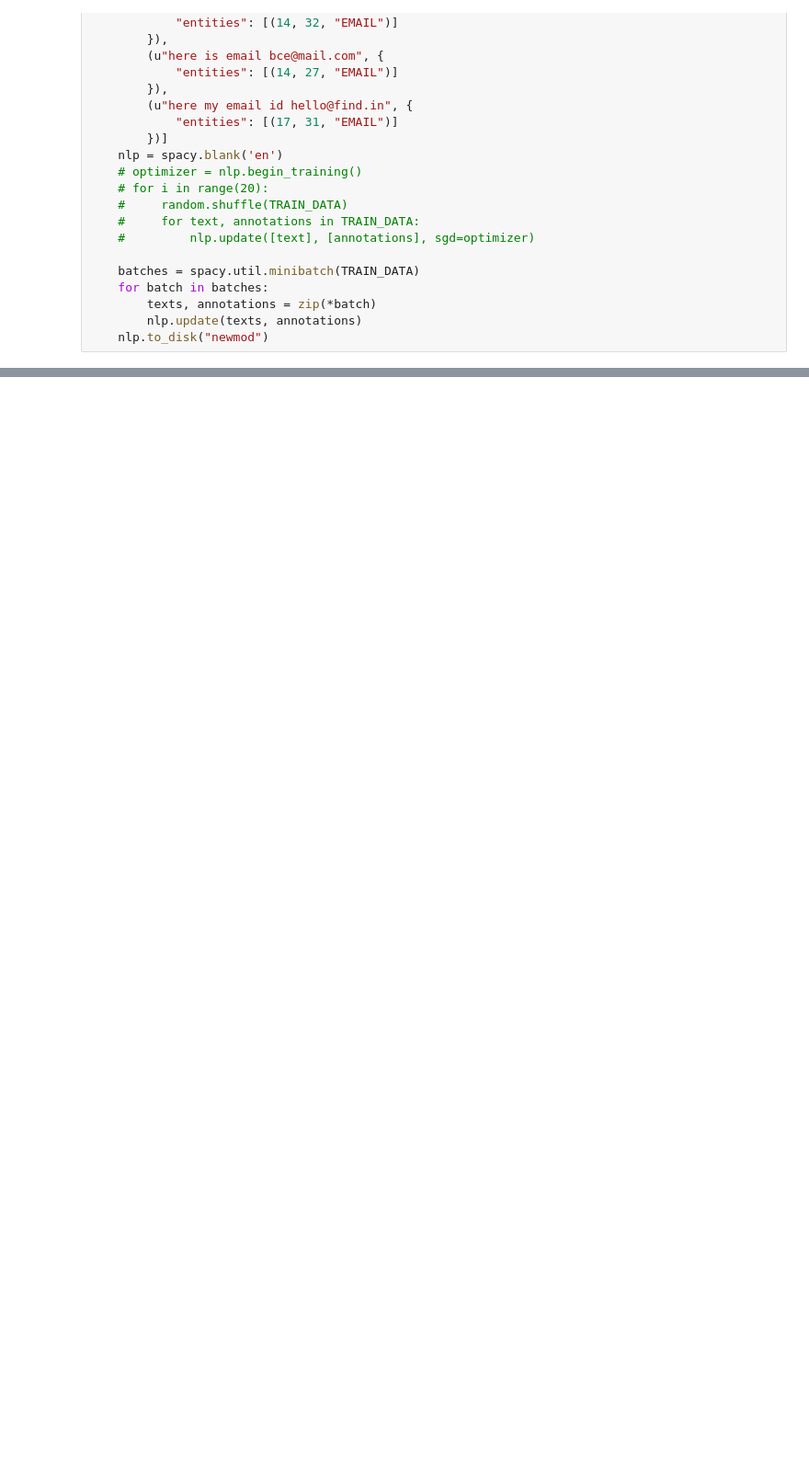
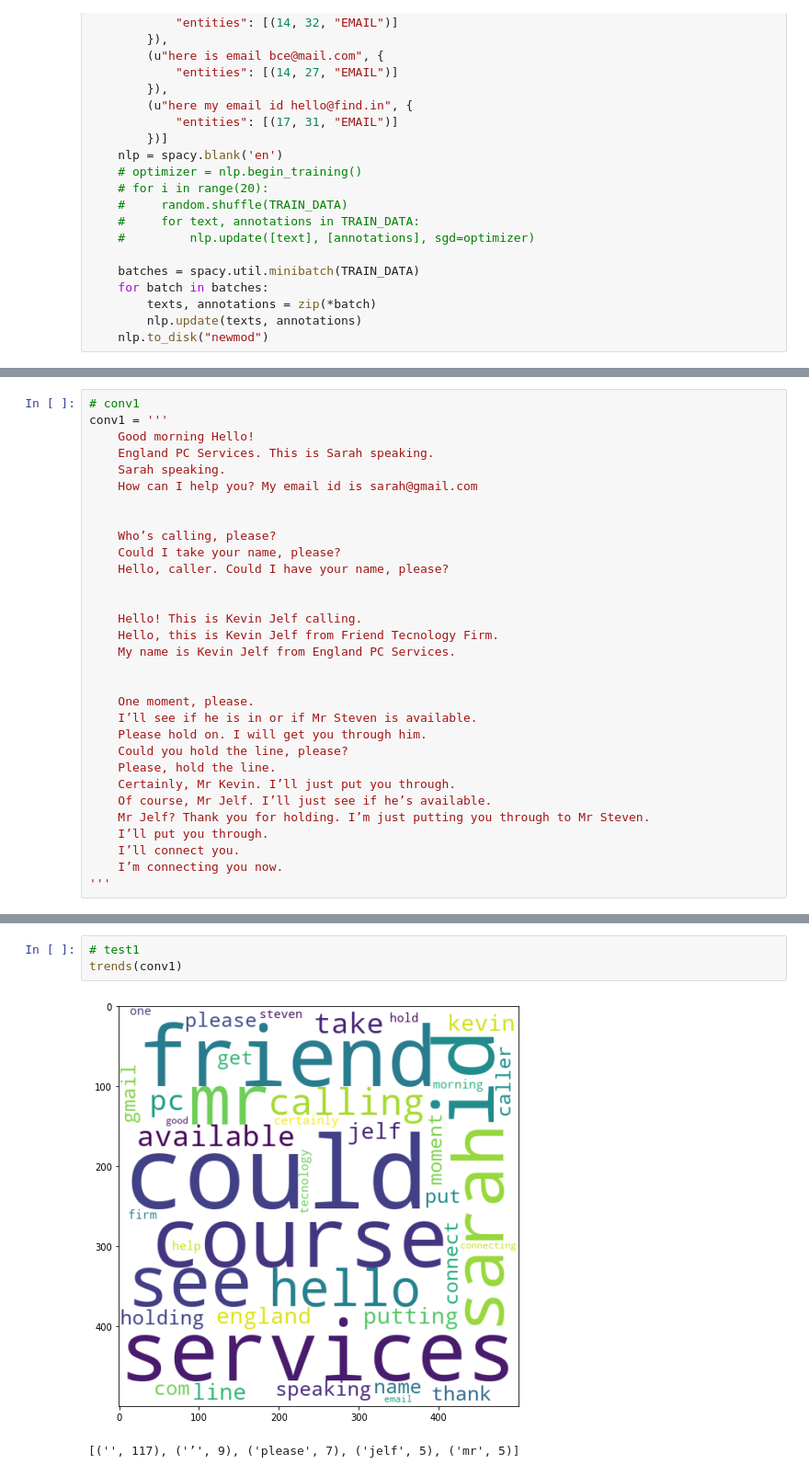
Before and after one commit to fun-personal-projects/AICP, a Jupyter notebook: abstraSumm.ipynb, the cells around one changed output, grey strips where cells are left out. Shown at 92% size. Saved outputs shown, nothing was run; the diff lists cells and outputs as text; blank space fills up the shorter version.

```diff
--- a/abstraSumm.ipynb
+++ b/abstraSumm.ipynb
@@ -239,0 +283,31 @@ context_json(f)
+# %%
+# conv1
+conv1 = '''
+    Good morning Hello!
+    England PC Services. This is Sarah speaking.
+    Sarah speaking.
+    How can I help you? My email id is sarah@gmail.com
+
+
+    Who’s calling, please?
+    Could I take your name, please?
+    Hello, caller. Could I have your name, please?
+
+
+    Hello! This is Kevin Jelf calling.
+    Hello, this is Kevin Jelf from Friend Tecnology Firm.
+    My name is Kevin Jelf from England PC Services.
+
+
+    One moment, please.
+    I’ll see if he is in or if Mr Steven is available.
+    Please hold on. I will get you through him.
+    Could you hold the line, please?
+    Please, hold the line.
+    Certainly, Mr Kevin. I’ll just put you through.
+    Of course, Mr Jelf. I’ll just see if he’s available.
+    Mr Jelf? Thank you for holding. I’m just putting you through to Mr Steven.
+    I’ll put you through.
+    I’ll connect you.
+    I’m connecting you now.
+'''
@@ -239,0 +486,6 @@ context_json(f)
+# %%
+# test1
+trends(conv1)
+# %% [output]
+[figure, added]
+[('', 117), ('’', 9), ('please', 7), ('jelf', 5), ('mr', 5)]
```
Also changed, not shown: parts of 51 cells of this notebook, 2 other files.
